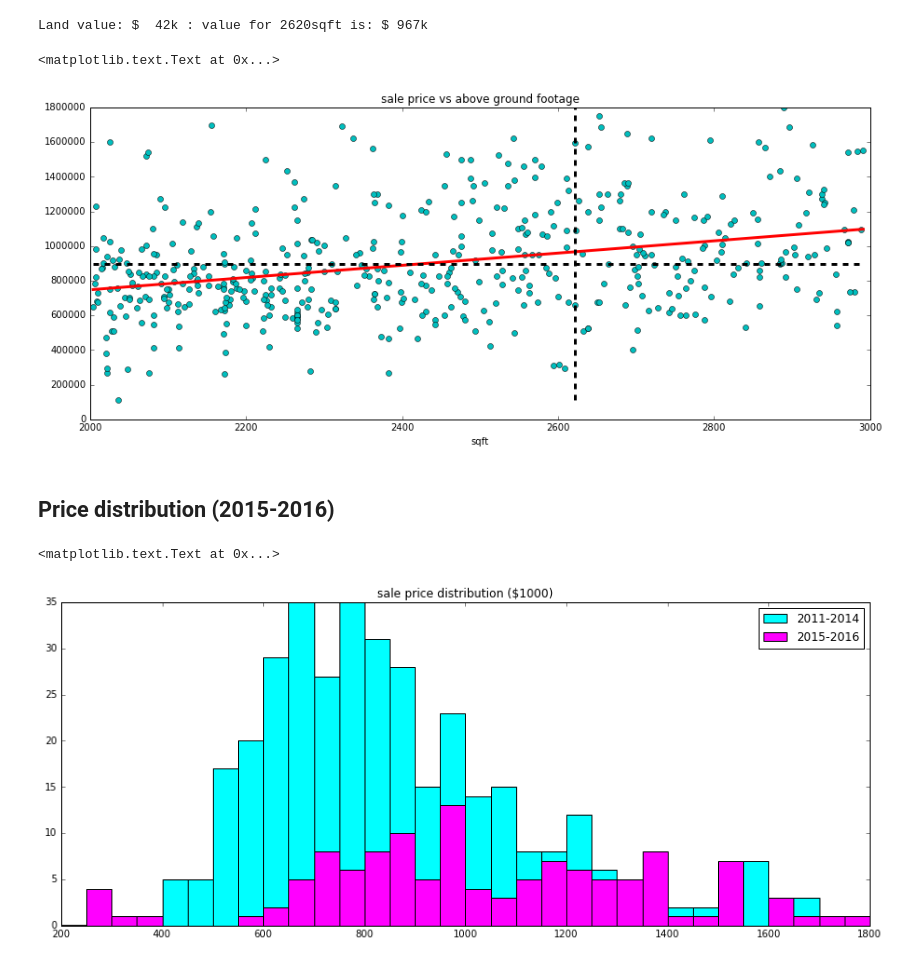
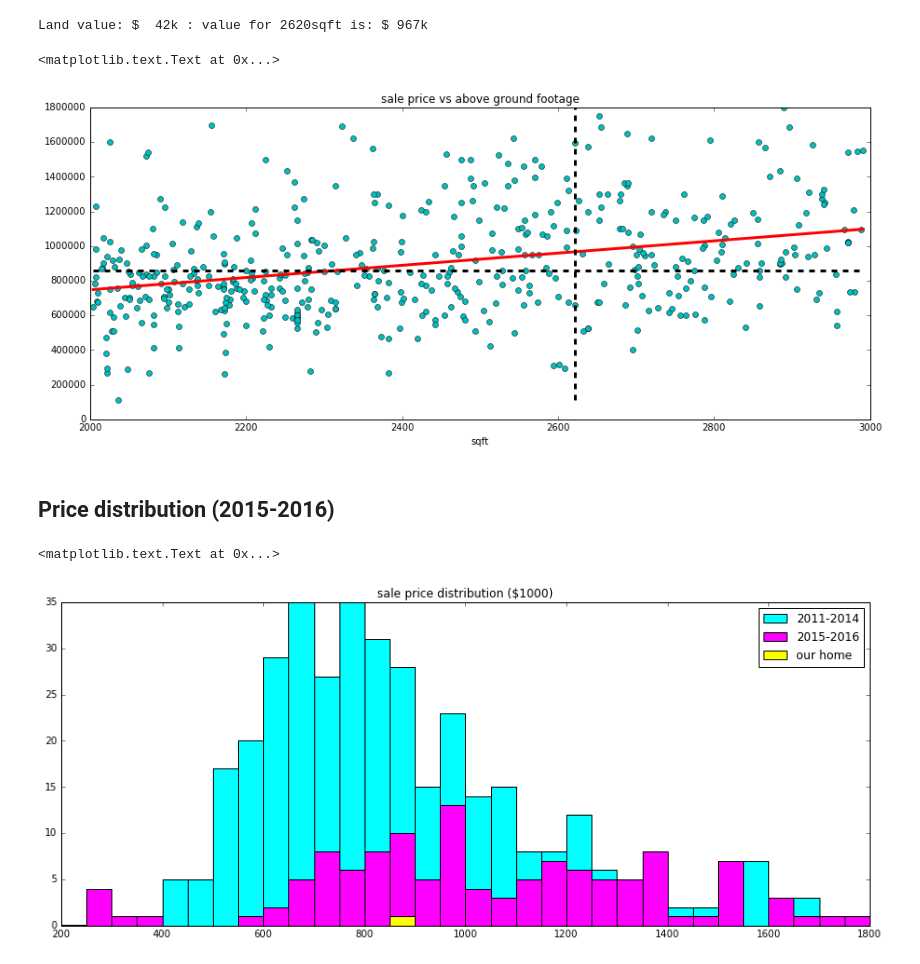
Before and after one commit to pletzer/jupyterMoons, a Jupyter notebook: HousePrices.ipynb, the cells around one changed output. Cells and saved outputs as stored; diff of their text form; code cells hidden in the pictures.

Commit message:
updated our listing price

```diff
--- a/HousePrices.ipynb
+++ b/HousePrices.ipynb
@@ -1,5 +1,7 @@
 # %% [markdown]
 # Residential property sales (2011-2016)
+# %%
+ourPrice = 859000
 # %%
 import pandas
 data16 = pandas.read_excel('http://www.bouldercounty.org/doc/assessor/rec2016residential.xls')
@@ -106,15 +108,15 @@ Land value: $  42k : value for 2620sqft is: $ 967k
 # %%
 pyplot.plot(footage, prices,  'co')
 xLine = [footage.min(), footage.max()]
 yLine = [regr.intercept_ + footage.min()*regr.coef_, regr.intercept_ + footage.max()*regr.coef_]
 pyplot.plot(xLine, yLine, 'r-', linewidth=3)
-pyplot.plot(xLine, [895000, 895000], 'k--', linewidth=3)
+pyplot.plot(xLine, [ourPrice, ourPrice], 'k--', linewidth=3)
 pyplot.plot([2622, 2622], [prices.min(), prices.max()], 'k--', linewidth=3)
 pyplot.title('sale price vs above ground footage')
 pyplot.xlabel('sqft')
 # %% [output]
 <matplotlib.text.Text at 0x...>
-[figure, old version]
+[figure, new version]
 # %% [markdown]
 ## Price distribution (2015-2016)
 # %%
@@ -126,8 +128,11 @@ pyplot.hist(dataBefore2015['SALE_PRICE']/1e3,
 pyplot.hist(dataAfter2015['SALE_PRICE']/1e3,
            color='magenta',
            bins=numpy.linspace(200,1800, 33))
-pyplot.legend(['2011-2014', '2015-2016'])
+pyplot.hist([ourPrice/1e3],
+           color = 'yellow',
+           bins=numpy.linspace(200,1800, 33))
+pyplot.legend(['2011-2014', '2015-2016', 'our home'])
 pyplot.title('sale price distribution ($1000)')
 # %% [output]
 <matplotlib.text.Text at 0x...>
-[figure, old version]
+[figure, new version]
```
Also changed, not shown: parts of 3 cells of this notebook.
